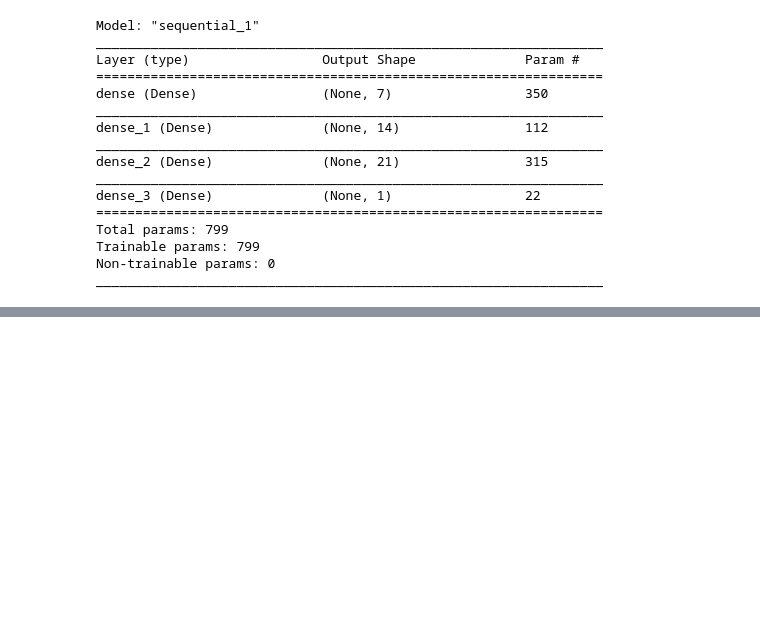
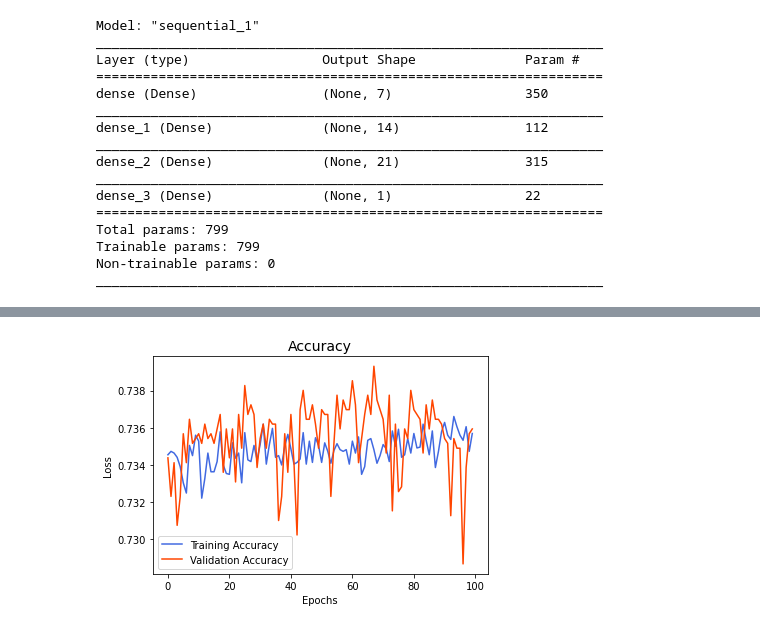
Before and after one commit to uldom/Charity_Funding_Predictor, a Jupyter notebook: Charity_Funding_Predictor.ipynb, the cells around one changed output, grey strips where cells are left out. Saved outputs shown, nothing was run; the diff lists cells and outputs as text; code cells hidden in the pictures; blank space fills up the shorter version.

```diff
--- a/Charity_Funding_Predictor.ipynb
+++ b/Charity_Funding_Predictor.ipynb
@@ -317,4 +319,7 @@ Non-trainable params: 0
 _________________________________________________________________
 # %%
 # Compile the model
-nn.compile(loss = 'binary_crossentropy', optimizer = 'adam', metrics=['accuracy', tf.keras.metrics.Recall()])
+nn.compile(loss = 'binary_crossentropy', optimizer = 'adam', metrics=['accuracy'])
+# %%
+# Train the model
+fit_model = nn.fit(X_train_scaled,y_train,validation_split=0.15, epochs=100)
@@ -320,0 +351,11 @@ nn.compile(loss = 'binary_crossentropy', optimizer = 'adam', metrics=['accuracy'
+# %%
+import matplotlib.pyplot as plt
+plt.plot(fit_model.history['accuracy'], 'royalblue', label='Training Accuracy')
+plt.plot(fit_model.history['val_accuracy'], 'orangered',label='Validation Accuracy')
+plt.title('Accuracy',fontsize=14)
+plt.xlabel('Epochs')
+plt.ylabel('Loss')
+plt.legend()
+plt.show()
+# %% [output]
+[figure, added]
```
Also changed, not shown: parts of 5 cells of this notebook.
